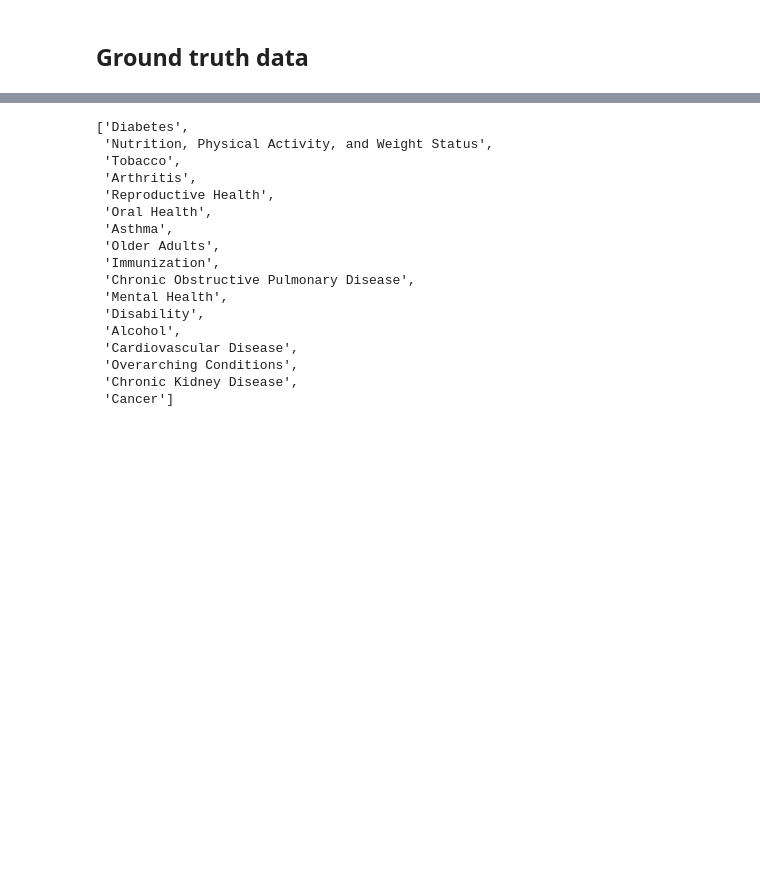
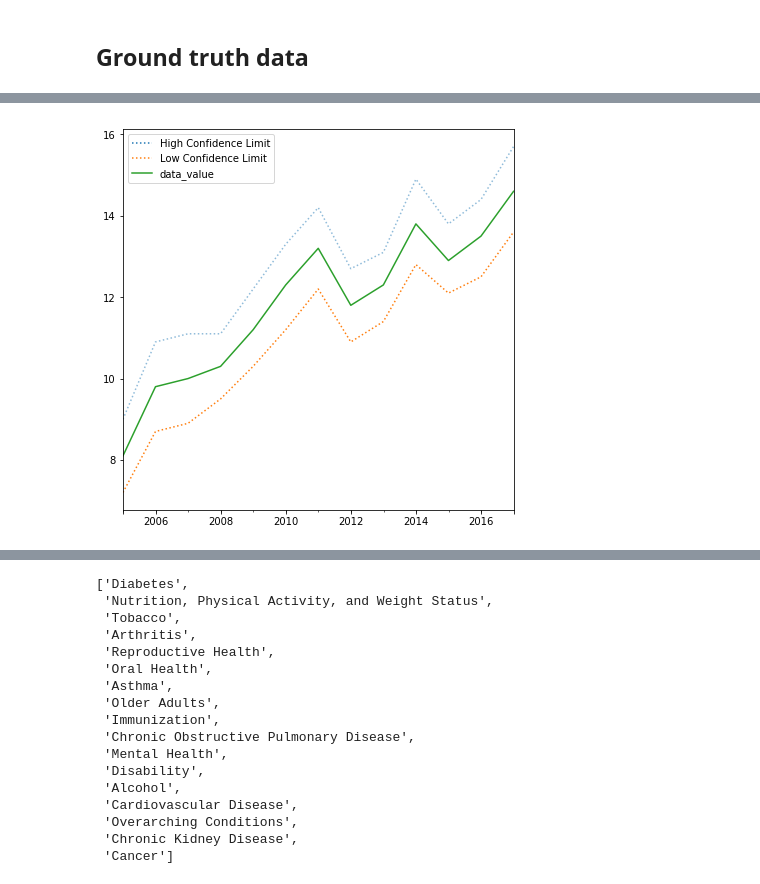
Before and after one commit to belgrades/chronic-disease, a Jupyter notebook: diabetes.ipynb, the cells around one changed output, grey strips where cells are left out. Cells and saved outputs as stored; diff of their text form; code cells hidden in the pictures; blank space fills up the shorter version.

Commit message:
Adding text mining, graphs

```diff
--- a/diabetes.ipynb
+++ b/diabetes.ipynb
@@ -12,4 +71,0 @@ https://chronicdata.cdc.gov/resource/5hnu-2c66.json
-# %%
-import pandas as pd
-
-df = pd.read_csv("data/U.S._Chronic_Disease_Indicators__CDI_.csv")
@@ -25,0 +81,19 @@ df.head(5)
+# %%
+years = pd.date_range(start='31/12/2004', end="31/12/2016", freq="365D")
+# %%
+import pandas as pd
+import matplotlib.pyplot as plt
+
+crude_prevalence = []
+interest = ["Year", "LocationAbbr", "LocationDesc", "Indicator", "Data_Value", "Low_Confidence_Limit", "High_Confidence_Limit", "Sample_Size"]
+
+for year in years:
+    print("Filename: {}".format("data/crude_prevalence_{}.csv".format(str(year).split('-')[0])))
+    try:
+        df = pd.read_csv("data/crude_prevalence_{}.csv".format(str(year).split('-')[0]), sep="\t")[interest]
+    except KeyError:
+        df = pd.read_csv("data/crude_prevalence_{}.csv".format(str(year).split('-')[0]), sep=",")[interest]
+    crude_prevalence.append(df)
+
+df_crude_prevalence= pd.concat(crude_prevalence)
+df_crude_prevalence.head(5)
@@ -25,0 +120,10 @@ df.head(5)
+# %%
+AL_ts = pd.Series(df_crude_prevalence[df_crude_prevalence.LocationAbbr == "AL"]["Data_Value"].values,
+                  index=years)
+AL_ts = pd.DataFrame({'data_value': AL_ts,
+                      'Low Confidence Limit': df_crude_prevalence[df_crude_prevalence.LocationAbbr == "AL"]["Low_Confidence_Limit"].values,
+                      'High Confidence Limit': df_crude_prevalence[df_crude_prevalence.LocationAbbr == "AL"]["High_Confidence_Limit"].values})
+ax = AL_ts.plot(style=[':', ':', '-'], figsize=(7, 7))
+ax.lines[0].set_alpha(0.5)
+# %% [output]
+[figure, added]
```
Also changed, not shown: parts of 61 cells of this notebook.
